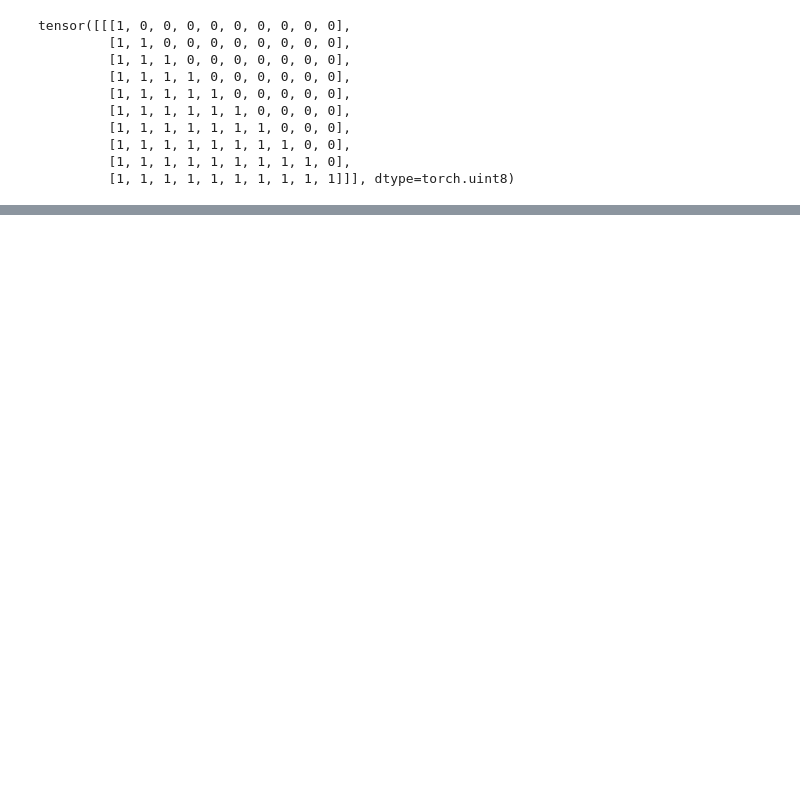
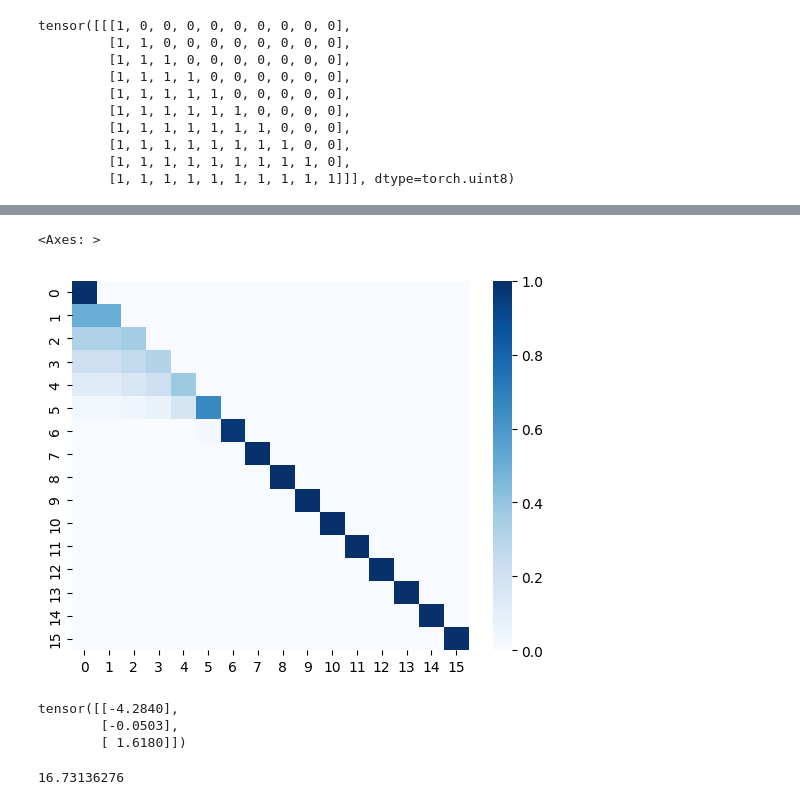
Before and after one commit to Zerui18/Transformer, a Jupyter notebook: test.ipynb, the cells around one changed output, grey strips where cells are left out. Cells and saved outputs as stored; diff of their text form; code cells hidden in the pictures; blank space fills up the shorter version.

```diff
--- a/test.ipynb
+++ b/test.ipynb
@@ -54,0 +38,24 @@ tensor([[False, False, False, False, False, False, False, False, False, False],
+# %%
+class FibonacciDataset(torch.utils.data.Dataset):
+
+	''' A toy dataset that generates pairs of fibonaci sequences starting at a random float between -1 and 1.
+	The second sequence is the first sequence shifted by one position to the right.
+	 '''
+
+	def __init__(self, block_size=16):
+		super().__init__()
+		self.block_size = block_size
+
+	def __getitem__(self, idx):
+		start = np.random.uniform(-1, 1)
+		fib = [start, start]
+		for i in range(self.block_size - 1):
+			fib.append(fib[-1] + fib[-2])
+		x = torch.tensor(fib[:-1], dtype=torch.float32)
+		y = torch.tensor(fib[1:], dtype=torch.float32)
+		return x, y
+
+	def __len__(self):
+		return 10000000000000
+
+FibonacciDataset()[0]
@@ -54,0 +289,11 @@ tensor([[False, False, False, False, False, False, False, False, False, False],
+# %%
+# test the mha layer on the fibonacci dataset
+ds = FibonacciDataset(16)
+x, y = ds[0]
+x = x.unsqueeze(0).unsqueeze(-1).cuda()
+x_mask = torch.ones(x.shape[1], dtype=torch.long).cuda()
+y_pred, attn, v = mha(x, x_mask, return_attentions=True)
+print('x\t', *x.view(16).cpu().numpy())
+print('y\t', *y.view(16).numpy())
+print('y_pred\t', *y_pred.detach().view(16).cpu().numpy())
+print('v\t', *v.detach().view(16).cpu().numpy())
@@ -54,0 +305,9 @@ tensor([[False, False, False, False, False, False, False, False, False, False],
+# %%
+# plot the attention weights as heatmap, using seaborn
+import seaborn as sns
+import matplotlib.pyplot as plt
+
+sns.heatmap(attn[0, 0].detach().cpu().numpy(), cmap='Blues')
+# %% [output]
+<Axes: >
+[figure, added]
@@ -54,0 +341,10 @@ tensor([[False, False, False, False, False, False, False, False, False, False],
+# %%
+mha.qkv_projection.weight.detach().cpu()
+# %% [output]
+tensor([[-4.2840],
+        [-0.0503],
+        [ 1.6180]])
+# %%
+-4.7116 * -3.5511
+# %% [output]
+16.73136276
```
Also changed, not shown: parts of 10 cells of this notebook, 3 other files.
